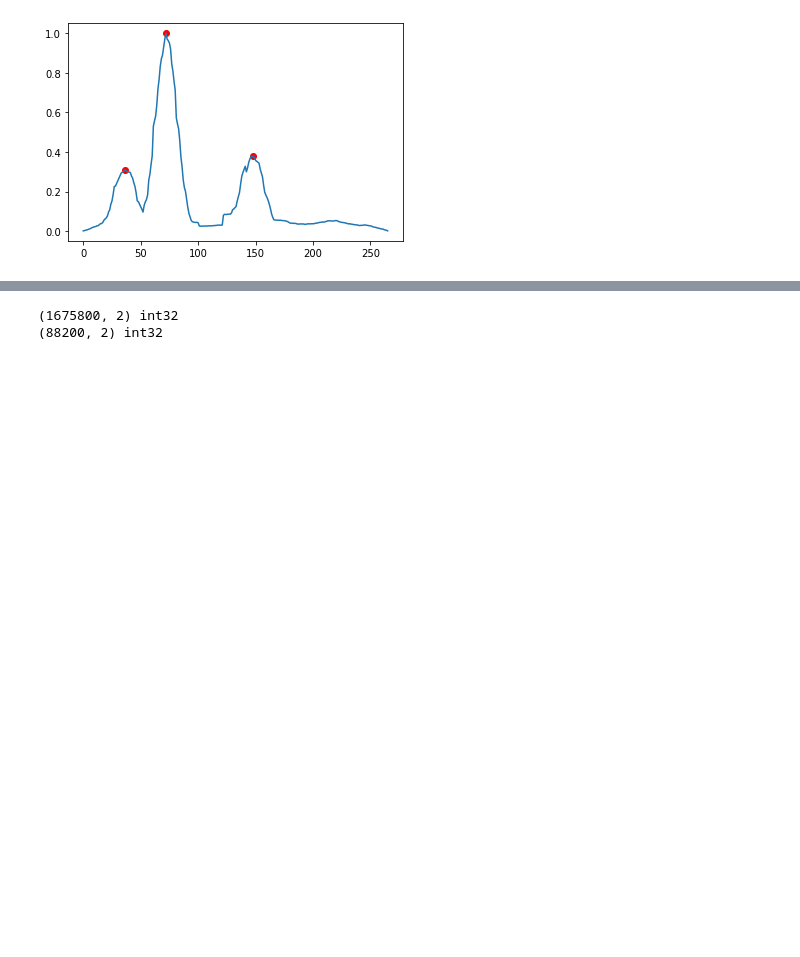
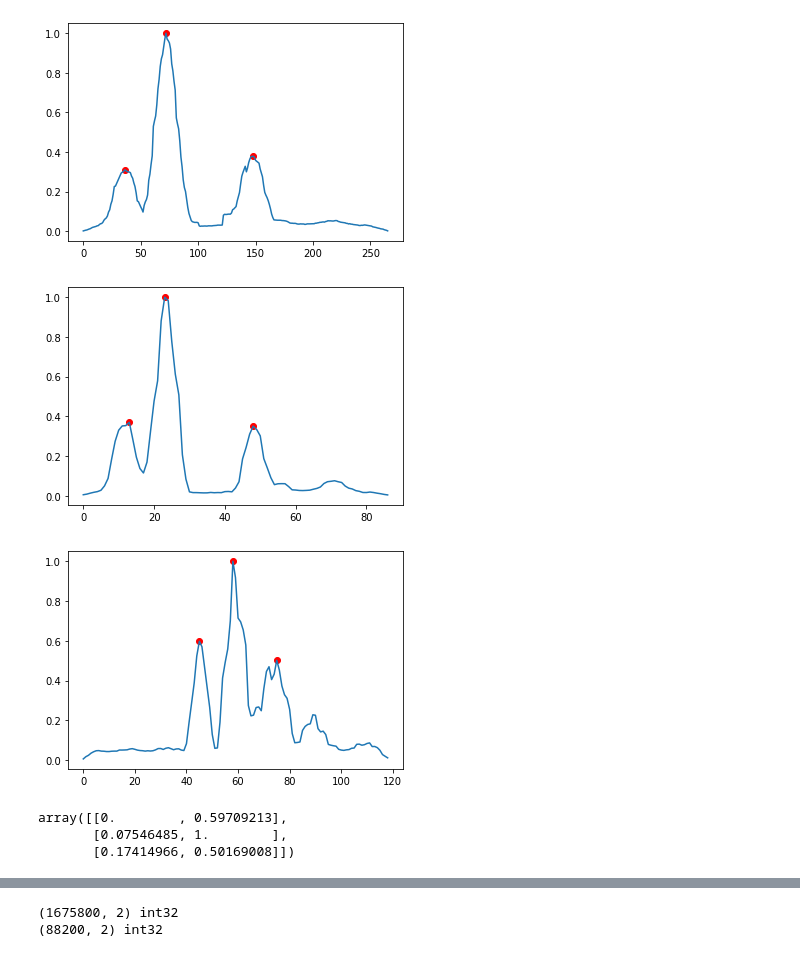
Before and after one commit to ijc8/acr, a Jupyter notebook: Strokes.ipynb, the cells around one changed output, grey strips where cells are left out. Cells and saved outputs as stored; diff of their text form; code cells hidden in the pictures; blank space fills up the shorter version.

Commit message:
First stab at stroke-based classifier.

```diff
--- a/Strokes.ipynb
+++ b/Strokes.ipynb
@@ -109,3 +110,36 @@ plt.scatter(peaks, smoothed[peaks], c='red')
 # %% [output]
 <matplotlib.collections.PathCollection at 0x...>
 [figure]
+# %%
+%matplotlib inline
+def filter_transients(x, n):
+    return np.min(x[:len(x)//n*n].reshape((-1, n)), axis=1)
+
+def find_strokes(x, fs, verbose=False):
+    X, freqs, t = mlab.specgram(x, Fs=fs, NFFT=512, noverlap=256)
+    summed = np.sum(X[15:30], axis=0)
+    filtered = filter_transients(summed, 3)
+#     summed = np.sum(X[50:100], axis=0)
+    smoothed = np.convolve(filtered, np.ones(6))
+    smoothed /= np.max(smoothed)
+    peaks, info = scipy.signal.find_peaks(smoothed, height=0.2, prominence=0.15, distance=10)
+    amp = info["peak_heights"]
+    if verbose:
+        plt.plot(smoothed)
+        plt.scatter(peaks, amp, c='red')
+        plt.show()
+    times = t[peaks]
+    # Matrix of [[stroke time, stroke amplitude]]
+    return np.vstack((times - times[0], amp)).T
+
+find_strokes(letters[0,0,0], fs, verbose=True)
+# [0, 17, 16] was registering too many peaks due to not specifying NFFT, noverlap in find_strokes.
+# [1, 1, 12] has severe paper noise and duplicate peaks (added prominence=0.1).
+# [1, 1, 18] had bad non-stroke noise issues and some very high transients.
+find_strokes(letters[1, 1, 18], fs, verbose=True)
+# %% [output]
+[figure, added]
+[figure, added]
+array([[0.        , 0.59709213],
+       [0.07546485, 1.        ],
+       [0.17414966, 0.50169008]])
```
Also changed, not shown: parts of 7 cells of this notebook.
